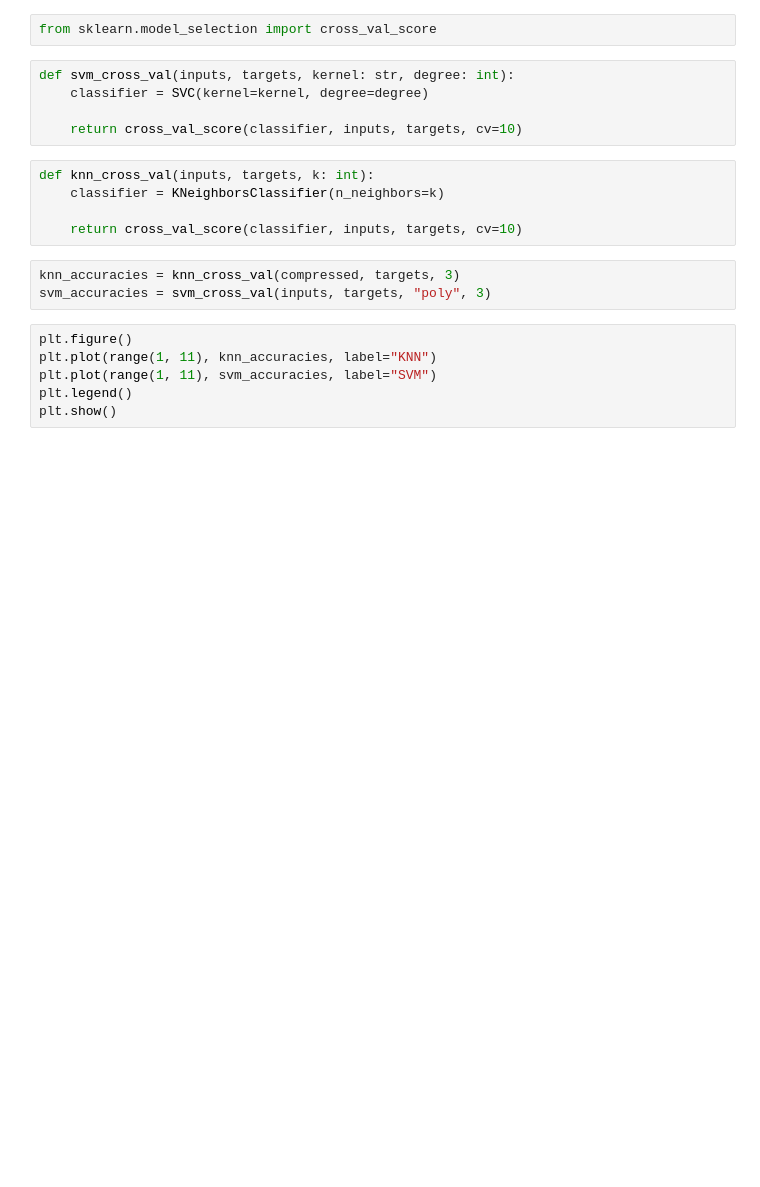
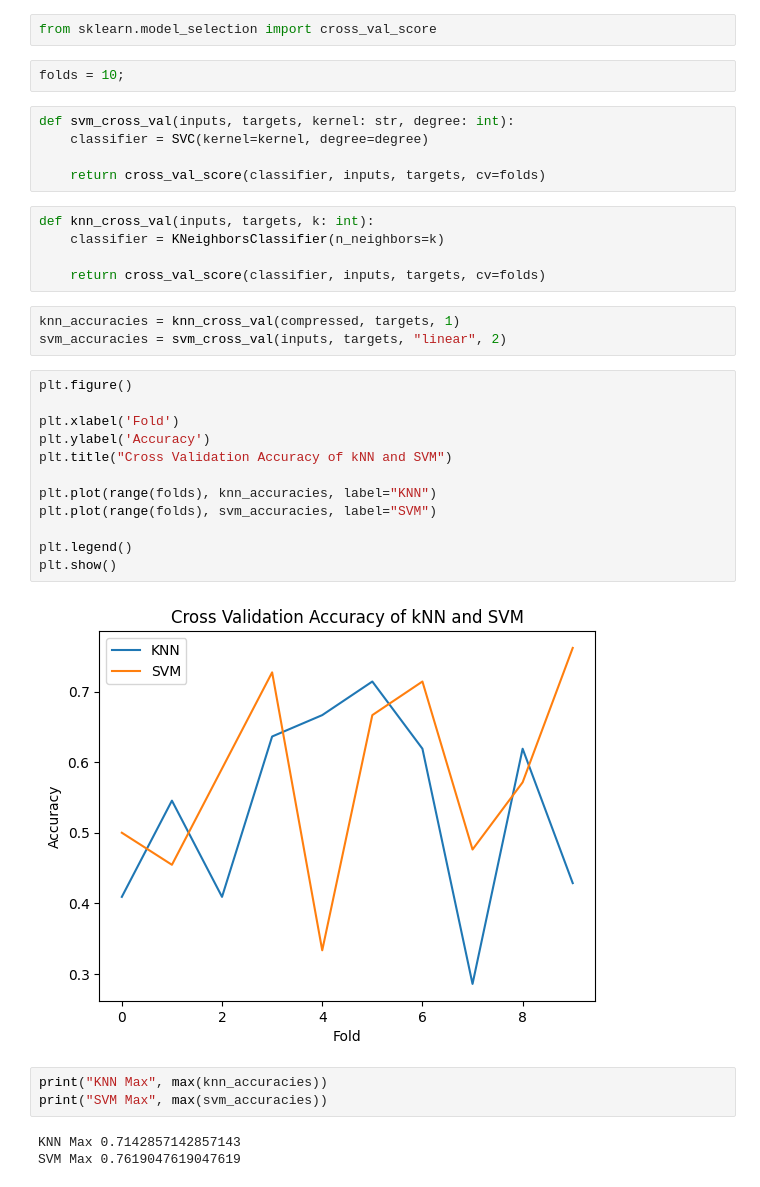
Before and after one commit to bobbymannino/comp2002-report, a Jupyter notebook: book.ipynb, the cells around one changed output. Drawn from its saved outputs; the diff is of its cells as text; blank space fills up the shorter version.

```diff
--- a/book.ipynb
+++ b/book.ipynb
@@ -118,22 +136,38 @@ plt.show()
 # 1.3 Assessment of Classification
 # %%
 from sklearn.model_selection import cross_val_score
+# %%
+folds = 10;
 # %%
 def svm_cross_val(inputs, targets, kernel: str, degree: int):
     classifier = SVC(kernel=kernel, degree=degree)
 
-    return cross_val_score(classifier, inputs, targets, cv=10)
+    return cross_val_score(classifier, inputs, targets, cv=folds)
 # %%
 def knn_cross_val(inputs, targets, k: int):
     classifier = KNeighborsClassifier(n_neighbors=k)
 
-    return cross_val_score(classifier, inputs, targets, cv=10)
+    return cross_val_score(classifier, inputs, targets, cv=folds)
 # %%
-knn_accuracies = knn_cross_val(compressed, targets, 3)
-svm_accuracies = svm_cross_val(inputs, targets, "poly", 3)
+knn_accuracies = knn_cross_val(compressed, targets, 1)
+svm_accuracies = svm_cross_val(inputs, targets, "linear", 2)
 # %%
 plt.figure()
-plt.plot(range(1, 11), knn_accuracies, label="KNN")
-plt.plot(range(1, 11), svm_accuracies, label="SVM")
+
+plt.xlabel('Fold')
+plt.ylabel('Accuracy')
+plt.title("Cross Validation Accuracy of kNN and SVM")
+
+plt.plot(range(folds), knn_accuracies, label="KNN")
+plt.plot(range(folds), svm_accuracies, label="SVM")
+
 plt.legend()
 plt.show()
+# %% [output]
+[figure, added]
+# %%
+print("KNN Max", max(knn_accuracies))
+print("SVM Max", max(svm_accuracies))
+# %% [output]
+KNN Max 0.7142857142857143
+SVM Max 0.7619047619047619
```
Also changed, not shown: parts of 7 cells of this notebook, 1 other file.
